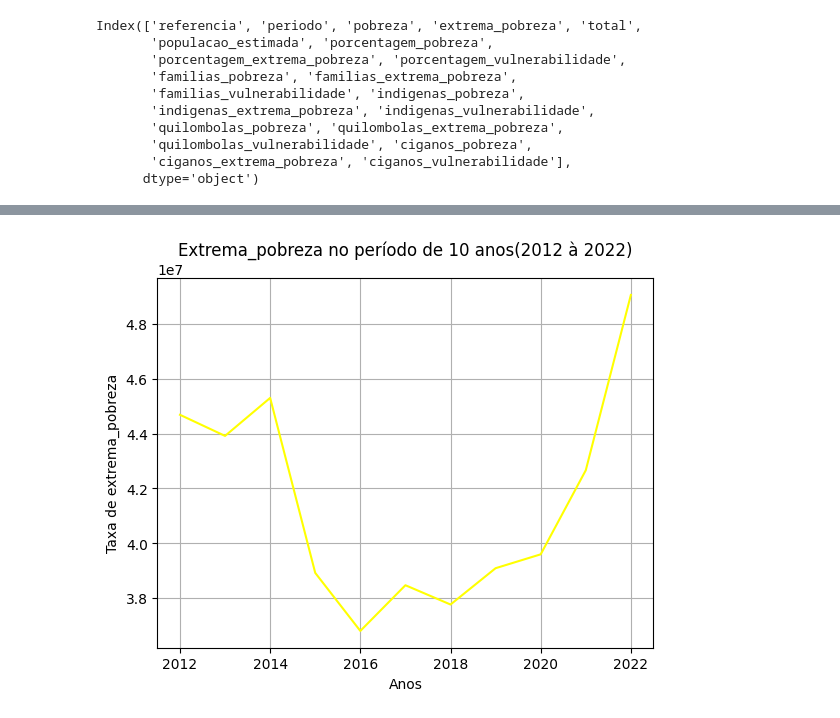
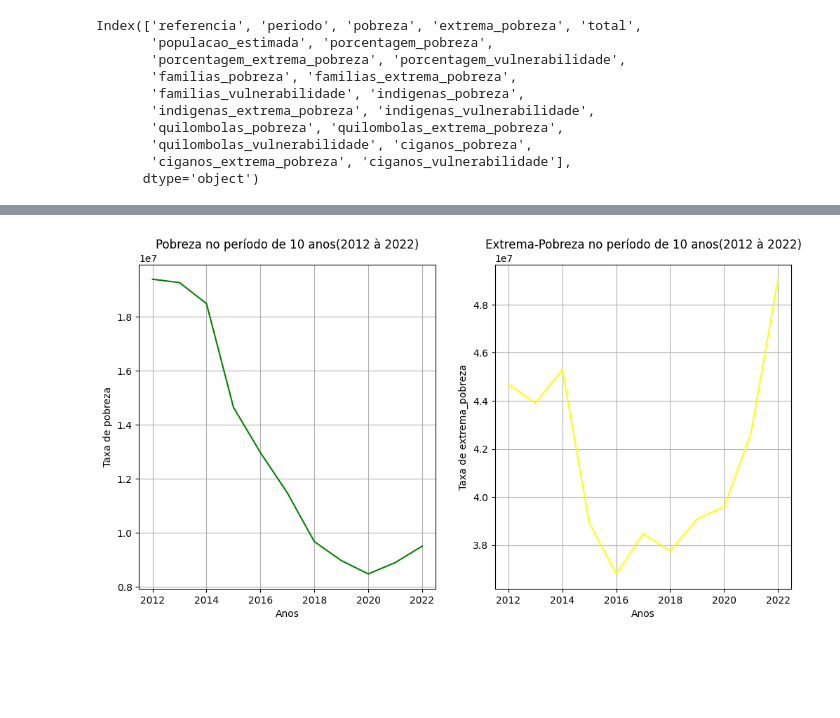
Before and after one commit to jouaraujo/pobreza_kaggle, a Jupyter notebook: pobreza.ipynb, the cells around one changed output, grey strips where cells are left out. Cells and saved outputs as stored; diff of their text form; code cells hidden in the pictures; blank space fills up the shorter version.

```diff
--- a/pobreza.ipynb
+++ b/pobreza.ipynb
@@ -3,7 +3,7 @@ import numpy as np
 import pandas as pd
 import matplotlib.pyplot as plt;
 # %%
-df = pd.read_csv("indices_pobreza_consolidado_anual.csv")
+df = pd.read_csv("data/indices_pobreza_consolidado_anual.csv")
 df
 # %% [output]
 |  | referencia | periodo | pobreza | extrema_pobreza | total | populacao_estimada | porcentagem_pobreza | ... |
@@ -69,8 +61,17 @@ plt.xlabel("Anos");
-# %%
-plt.plot(df["referencia"], df["extrema_pobreza"], c="yellow")
-plt.title("Extrema_pobreza no período de 10 anos(2012 à 2022)")
-plt.grid()
-plt.ylabel("Taxa de extrema_pobreza")
-plt.xlabel("Anos");
-# %% [output]
-[figure, removed]
+# %%
+fig, (ax1, ax2) = plt.subplots(1, 2, gridspec_kw={'width_ratios': [2, 2]}, figsize=(12, 6))
+ax1.set_title("Pobreza no período de 10 anos(2012 à 2022)")
+ax1.title.set_position([.5, 1.05])
+ax1.plot(df["referencia"], df["pobreza"], c="green")
+ax1.grid()
+ax1.set_ylabel("Taxa de pobreza")
+ax1.set_xlabel("Anos")
+
+ax2.set_title("Extrema-Pobreza no período de 10 anos(2012 à 2022)")
+ax2.title.set_position([.5, 1.05])
+ax2.plot(df["referencia"], df["extrema_pobreza"], c="yellow")
+ax2.grid()
+ax2.set_ylabel("Taxa de extrema_pobreza")
+ax2.set_xlabel("Anos");
+# %% [output]
+[figure, added]
```
Also changed, not shown: parts of 5 cells of this notebook.
